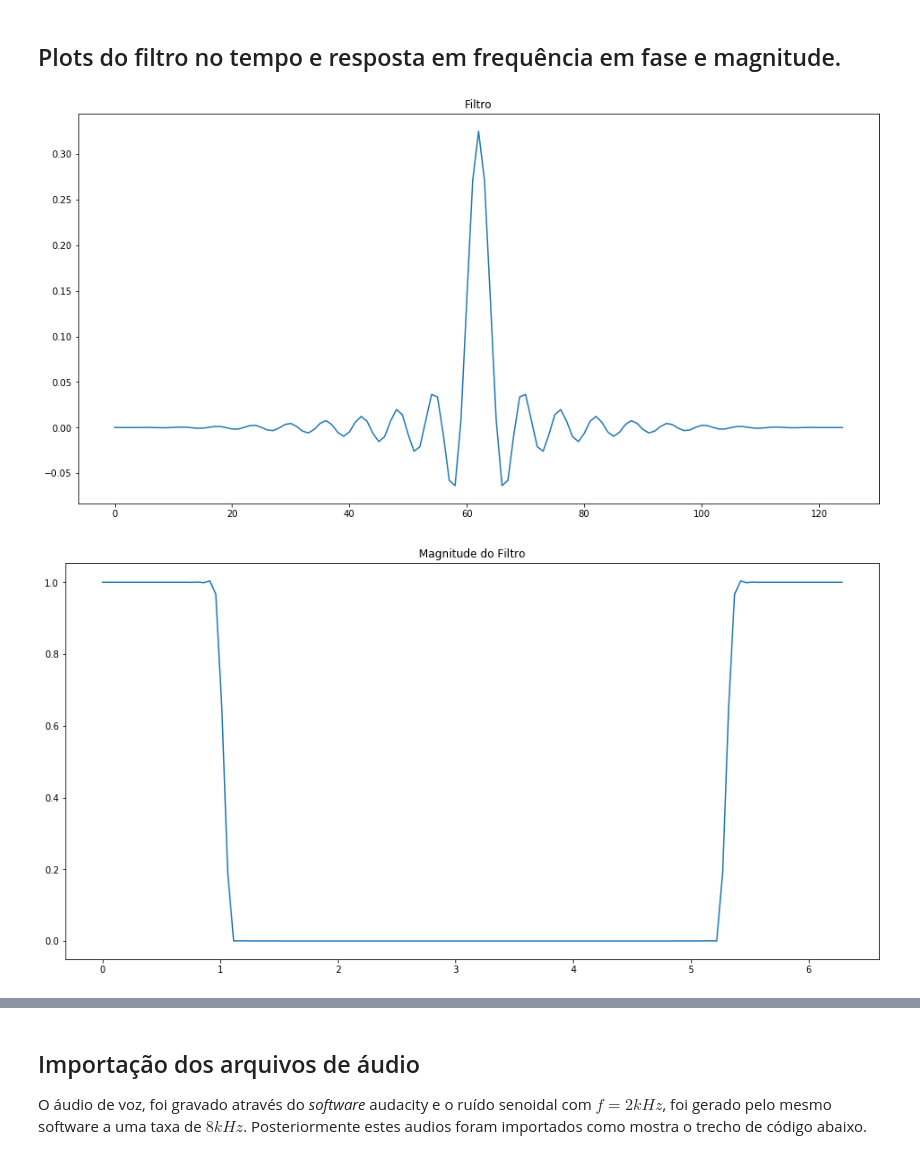
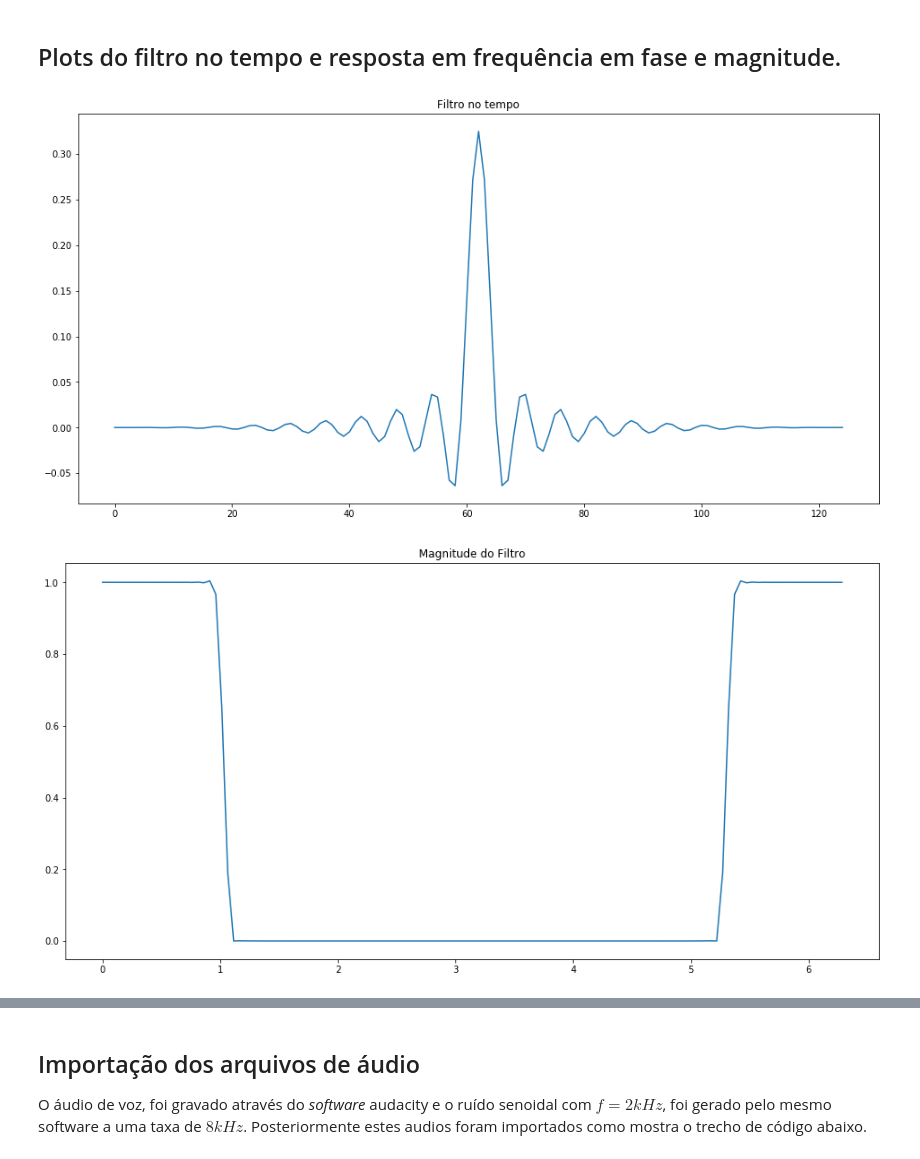
Before and after one commit to ruteee/ConvolucaoFrequencia, a Jupyter notebook: Trabalho pds.ipynb, the cells around one changed output, grey strips where cells are left out. Cells and saved outputs as stored; diff of their text form; code cells hidden in the pictures.

```diff
--- a/Trabalho pds.ipynb
+++ b/Trabalho pds.ipynb
@@ -303,11 +324,11 @@ h = ((np.sinc(0.325*(n - 62)))*(0.325))* (0.5 - 0.5*np.cos(2*np.pi*n/124))
 ## Plots do filtro no tempo e resposta em frequência em fase e magnitude.
 # %%
 h_jw = np.fft.fft(h)
-plot(h, "Filtro")
+plot(h, "Filtro no tempo")
 plot(np.absolute(h_jw), "Magnitude do Filtro", np.linspace(0,2*np.pi, len(h)))
 plot(np.angle(h_jw), "Fase do Filtro", np.linspace(0,2*np.pi, len(h)))
 # %% [output]
-[figure, old version]
+[figure, new version]
 [figure]
 [figure]
 # %% [markdown]
```
Also changed, not shown: parts of 46 cells of this notebook, 7 other files.
